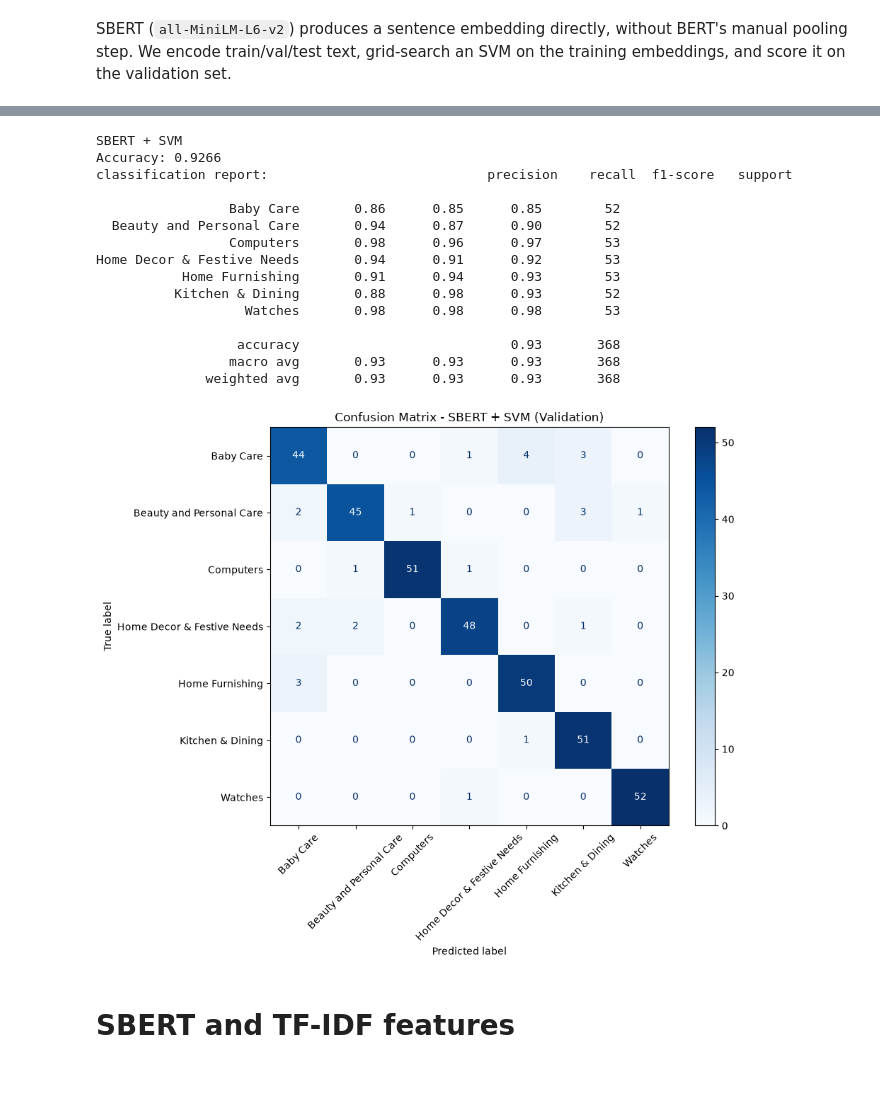
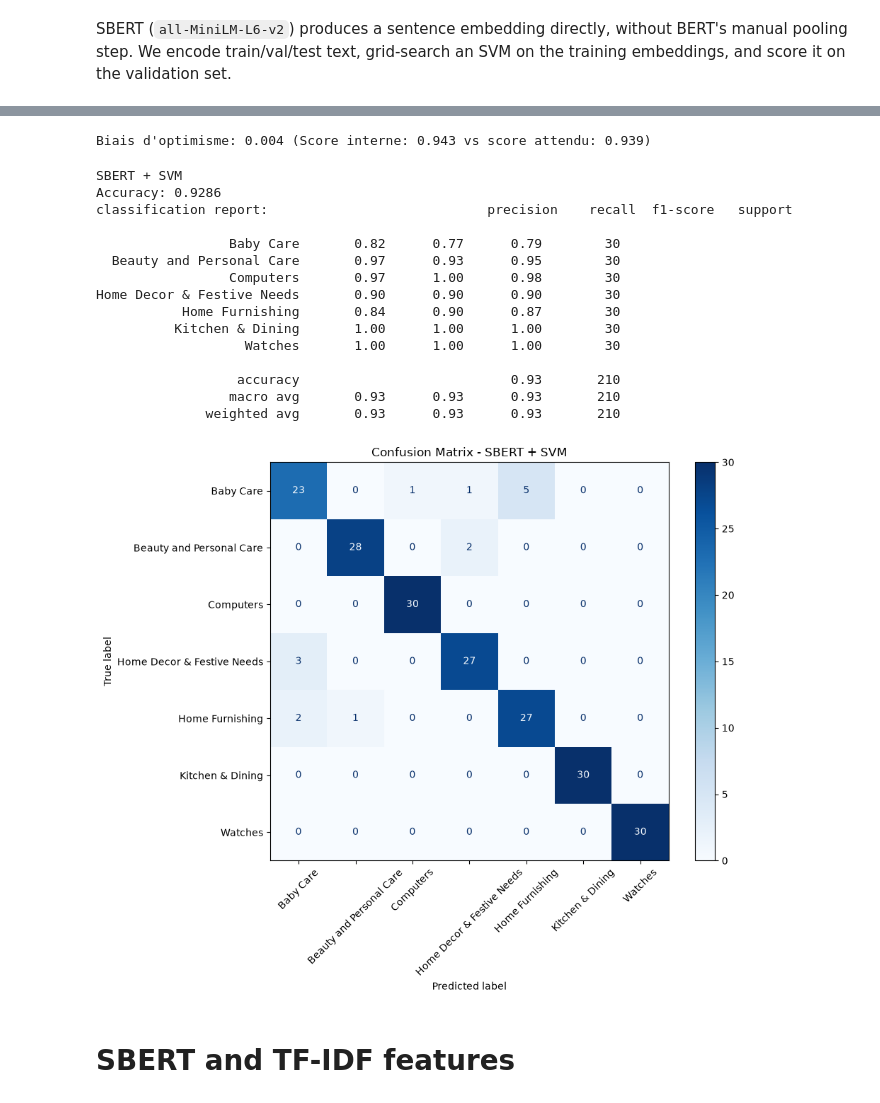
Before and after one commit to Bright381/SBERT-TFIDF, a Jupyter notebook: notebook_sbert.ipynb, the cells around one changed output, grey strips where cells are left out. Drawn from its saved outputs; the diff is of its cells as text; code cells hidden in the pictures.

```diff
--- a/notebook_sbert.ipynb
+++ b/notebook_sbert.ipynb
@@ -553,0 +560,27 @@ GridSearchCV(cv=5,
+# %%
+inner_cv = StratifiedKFold(n_splits=5, shuffle=True, random_state=42)
+outer_cv = StratifiedKFold(n_splits=5, shuffle=True, random_state=42)
+
+sbert_svm = LinearSVC(random_state=42, max_iter=20000, class_weight='balanced')
+param_grid = {
+    'C': [0.001, 0.01, 0.1, 1.0, 10.0],
+    'loss': ['hinge', 'squared_hinge']
+}
+
+grid_search_sbert = GridSearchCV(
+    estimator=sbert_svm,
+    param_grid=param_grid,
+    cv=inner_cv,
+    scoring='accuracy',
+    n_jobs=-1,
+    verbose=0
+)
+
+nested_scores_svm = cross_val_score(
+    grid_search_sbert,
+    X_train_sbert,
+    y_train,
+    cv=outer_cv,
+    scoring='accuracy',
+    n_jobs=-1
+)
@@ -554,34 +601,38 @@ GridSearchCV(cv=5,
+# %%
+print(f"Biais d'optimisme: {grid_search_sbert.best_score_ - nested_scores_svm.mean():.3f} (Score interne: {grid_search_sbert.best_score_:.3f} vs score attendu: {nested_scores_svm.mean():.3f})")
+# %% [output]
+Biais d'optimisme: 0.004 (Score interne: 0.943 vs score attendu: 0.939)
 # %%
-y_pred_sbert = grid_search_sbert.predict(X_val_sbert)
-print(f"SBERT + SVM\nAccuracy: {accuracy_score(y_val, y_pred_sbert):.4f}\nclassification report:{classification_report(y_val, y_pred_sbert, target_names=target_names)}")
+y_pred_sbert = grid_search_sbert.predict(X_test_sbert)
+print(f"SBERT + SVM\nAccuracy: {accuracy_score(y_test, y_pred_sbert):.4f}\nclassification report:{classification_report(y_test, y_pred_sbert, target_names=target_names)}")
 
-cm = confusion_matrix(y_val, y_pred_sbert)
+cm = confusion_matrix(y_test, y_pred_sbert)
 
 fig, ax = plt.subplots(figsize=(10, 8))
 disp = ConfusionMatrixDisplay(confusion_matrix=cm, display_labels=target_names)
 
 disp.plot(cmap=plt.cm.Blues, ax=ax, xticks_rotation=45)
 
-plt.title("Confusion Matrix - SBERT + SVM (Validation)")
+plt.title("Confusion Matrix - SBERT + SVM")
 plt.tight_layout()
 plt.show()
 # %% [output]
 SBERT + SVM
-Accuracy: 0.9266
+Accuracy: 0.9286
 classification report:                            precision    recall  f1-score   support
 
-                 Baby Care       0.86      0.85      0.85        52
-  Beauty and Personal Care       0.94      0.87      0.90        52
-                 Computers       0.98      0.96      0.97        53
-Home Decor & Festive Needs       0.94      0.91      0.92        53
-           Home Furnishing       0.91      0.94      0.93        53
-          Kitchen & Dining       0.88      0.98      0.93        52
-                   Watches       0.98      0.98      0.98        53
+                 Baby Care       0.82      0.77      0.79        30
+  Beauty and Personal Care       0.97      0.93      0.95        30
+                 Computers       0.97      1.00      0.98        30
+Home Decor & Festive Needs       0.90      0.90      0.90        30
+           Home Furnishing       0.84      0.90      0.87        30
+          Kitchen & Dining       1.00      1.00      1.00        30
+                   Watches       1.00      1.00      1.00        30
 
-                  accuracy                           0.93       368
-                 macro avg       0.93      0.93      0.93       368
-              weighted avg       0.93      0.93      0.93       368
+                  accuracy                           0.93       210
+                 macro avg       0.93      0.93      0.93       210
+              weighted avg       0.93      0.93      0.93       210
-[figure, old version]
+[figure, new version]
 # %% [markdown]
 # SBERT and TF-IDF features
 # %% [markdown]
```
Also changed, not shown: parts of 57 cells of this notebook.
